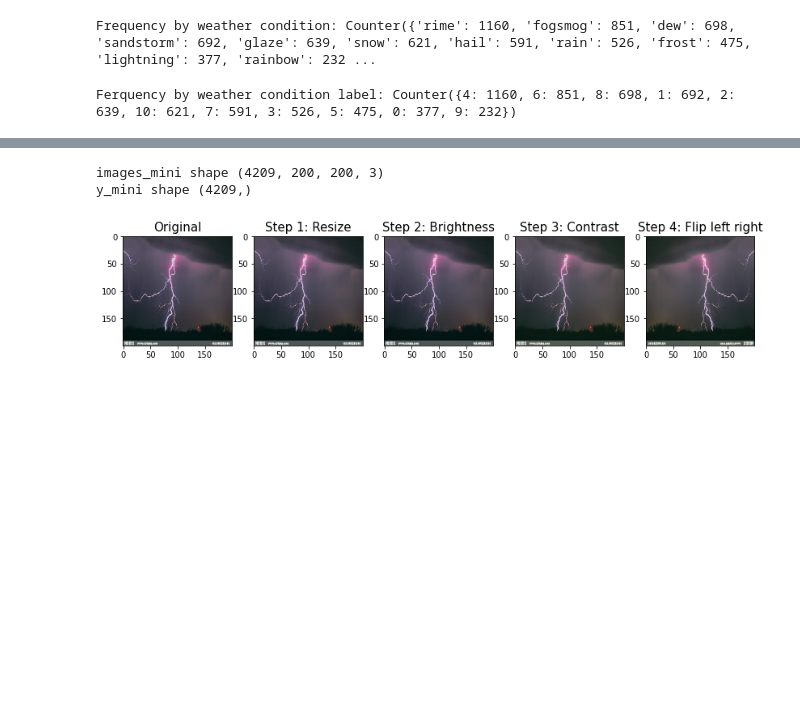
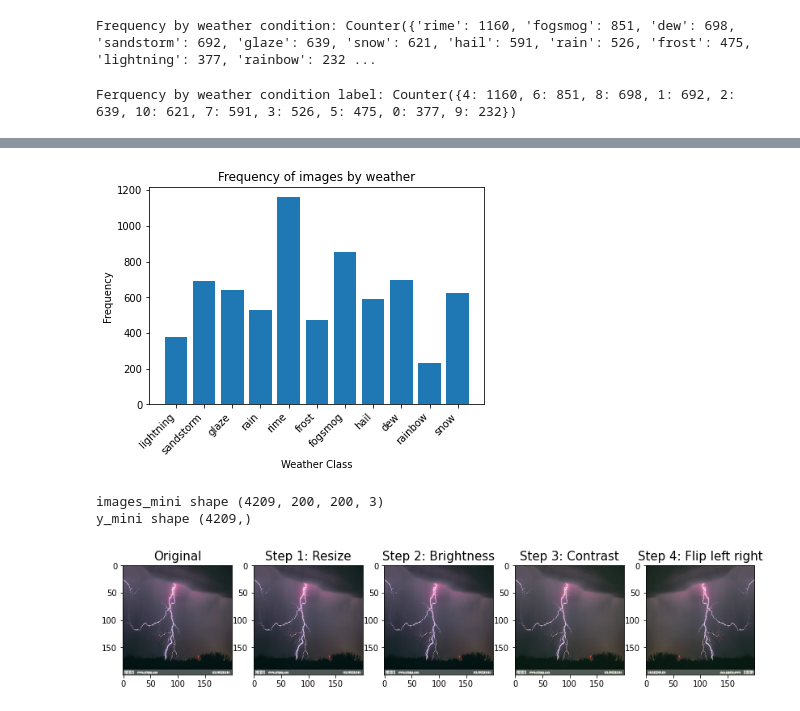
Before and after one commit to Savinay09/weather_image_recognition, a Jupyter notebook: Data preprocessing.ipynb, the cells around one changed output, grey strips where cells are left out. Saved outputs shown, nothing was run; the diff lists cells and outputs as text; code cells hidden in the pictures; blank space fills up the shorter version.

```diff
--- a/Data preprocessing.ipynb
+++ b/Data preprocessing.ipynb
@@ -67,6 +69,7 @@ class_to_numerical_label = {'lightning': 0,
          'dew': 8,
          'rainbow': 9,
          'snow': 10}
+numerical_label_to_class = {value: key for key,value in class_to_numerical_label.items()}
 y_encoded = [class_to_numerical_label[weather] for weather in y]
 print("Ferquency by weather condition label: " + str(Counter(y_encoded)))
 # %% [output]
@@ -83 +86,13 @@ plt.show()
+# %%
+code_to_frequency = Counter(y_encoded)
+code = list(code_to_frequency.keys())
+counts = list(code_to_frequency.values())
+plt.bar([numerical_label_to_class[c] for c in code], counts)
+plt.xlabel("Weather Class")
+plt.ylabel("Frequency")
+plt.title("Frequency of images by weather")
+plt.xticks(code, rotation=45, ha='right')
+plt.show()
+# %% [output]
+[figure, added]
 # %%
```
Also changed, not shown: parts of 16 cells of this notebook.
